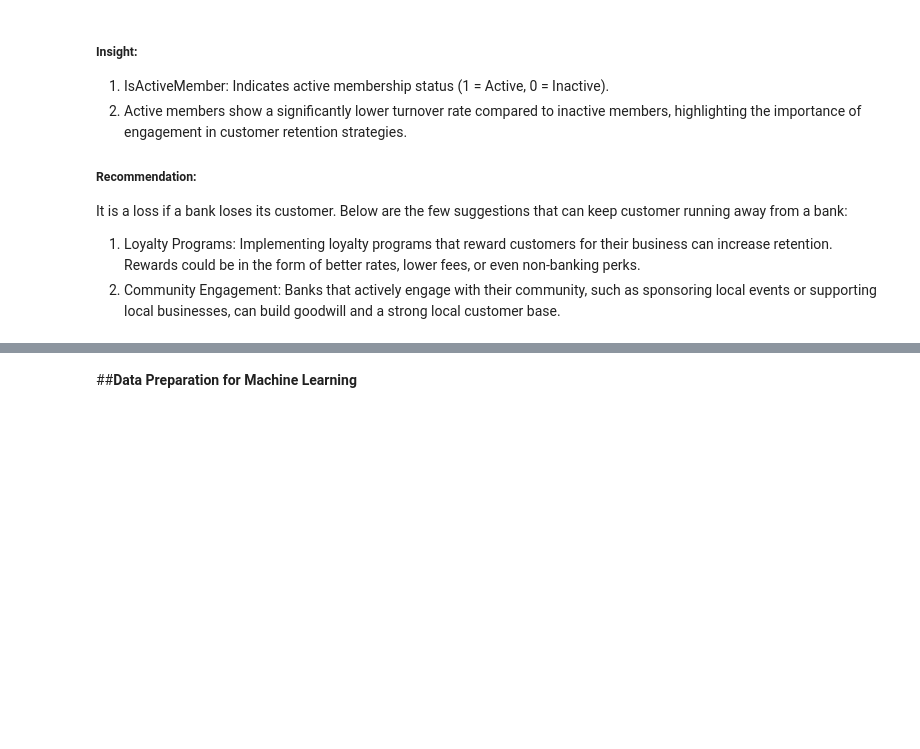
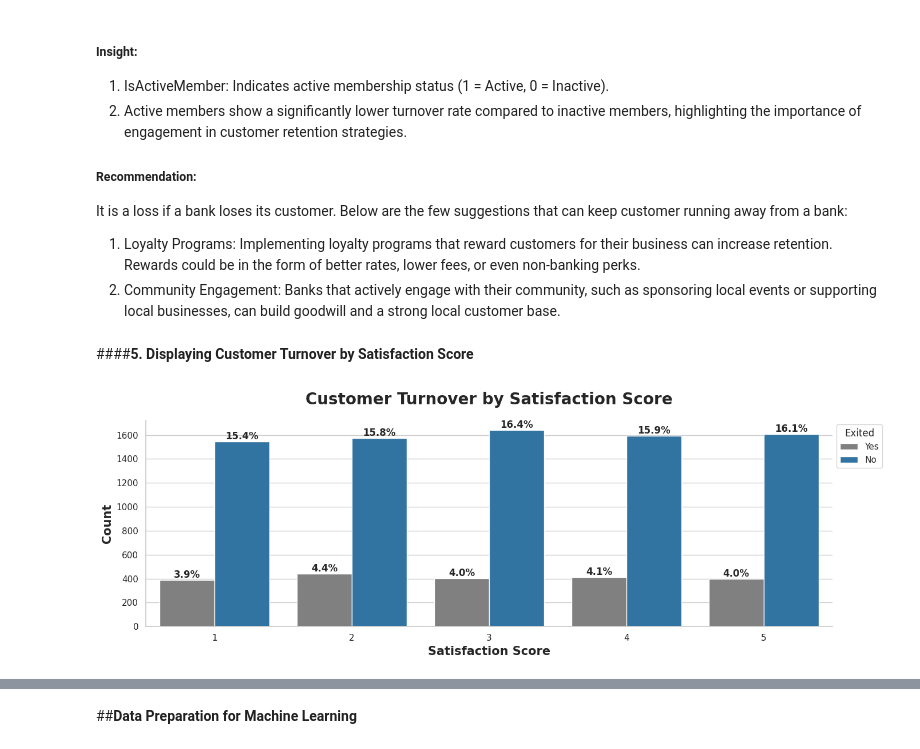
Before and after one commit to AzlinRusnan/Bank_Turnover_Analysis, a Jupyter notebook: Bank_Turnover_Analysis.ipynb, the cells around one changed output, grey strips where cells are left out. Saved outputs shown, nothing was run; the diff lists cells and outputs as text; code cells hidden in the pictures; blank space fills up the shorter version.

```diff
--- a/Bank_Turnover_Analysis.ipynb
+++ b/Bank_Turnover_Analysis.ipynb
@@ -340,3 +340,10 @@ It is a loss if a bank loses its customer. Below are the few suggestions that ca
 
 1.   Loyalty Programs: Implementing loyalty programs that reward customers for their business can increase retention. Rewards could be in the form of better rates, lower fees, or even non-banking perks.
 2.   Community Engagement: Banks that actively engage with their community, such as sponsoring local events or supporting local businesses, can build goodwill and a strong local customer base.
+# %% [markdown]
+####**5. Displaying Customer Turnover by Satisfaction Score**
+# %%
+# Plotting for Satisfaction Score
+countplot("Satisfaction Score")
+# %% [output]
+[figure, added]
```
Also changed, not shown: parts of 16 cells of this notebook.
